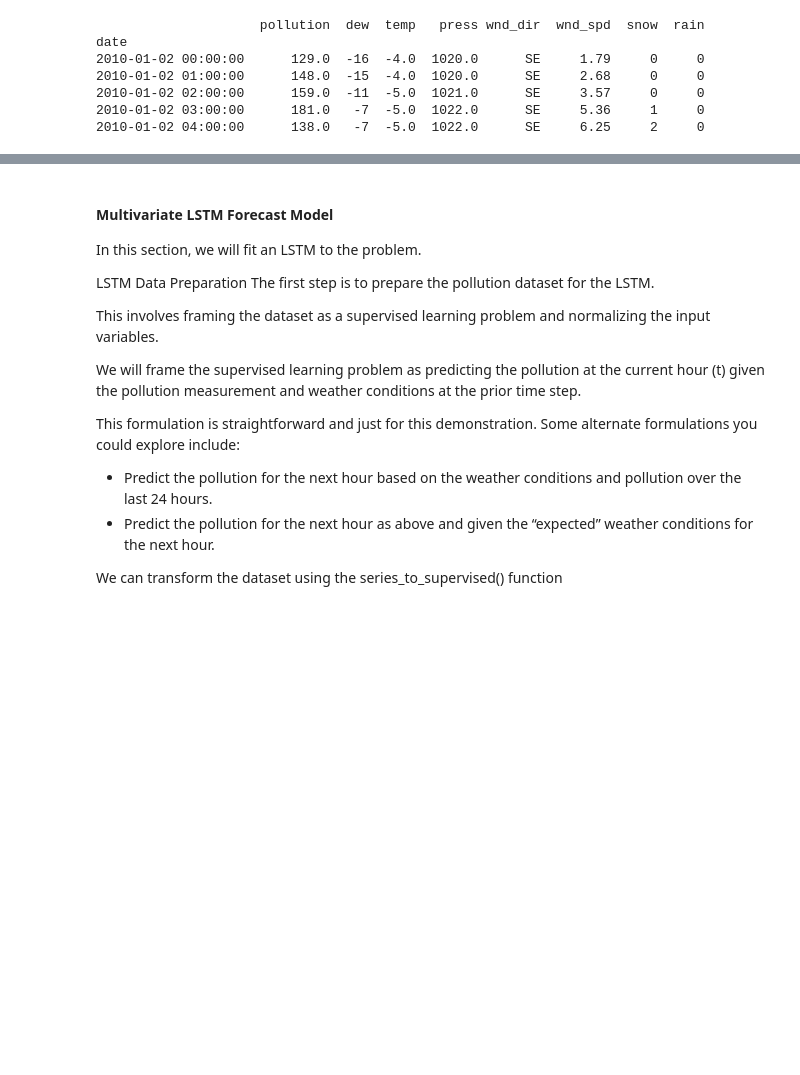
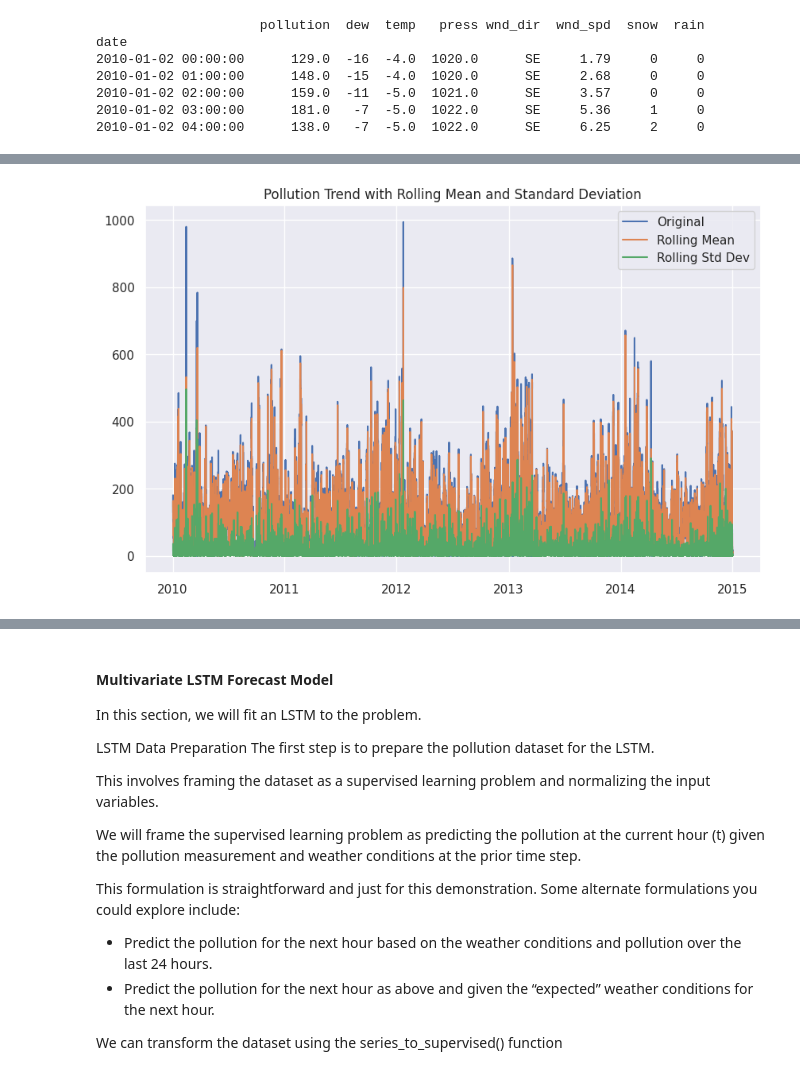
Before and after one commit to dipanwitadash/Applied-AI-miniproject-group8, a Jupyter notebook: d7041e-project-grp8-exp2.ipynb, the cells around one changed output, grey strips where cells are left out. Saved outputs shown, nothing was run; the diff lists cells and outputs as text; code cells hidden in the pictures; blank space fills up the shorter version.

```diff
--- a/d7041e-project-grp8-exp2.ipynb
+++ b/d7041e-project-grp8-exp2.ipynb
@@ -37,0 +110,15 @@ date
+# %%
+# Line Plots with Rolling Mean and Standard Deviation
+# The rolling mean line can indicate the direction in which the data is moving over time.
+# The rolling standard deviation line can indicate how consistent this movement is, or whether there are periods of unexpected variability.
+
+rolling_window = 3  # Define the rolling window
+plt.figure(figsize=(10, 6))
+plt.plot(dataset['pollution'], label='Original')
+plt.plot(dataset['pollution'].rolling(rolling_window).mean(), label='Rolling Mean')
+plt.plot(dataset['pollution'].rolling(rolling_window).std(), label='Rolling Std Dev')
+plt.title('Pollution Trend with Rolling Mean and Standard Deviation')
+plt.legend()
+plt.show()
+# %% [output]
+[figure, added]
```
Also changed, not shown: parts of 26 cells of this notebook.
